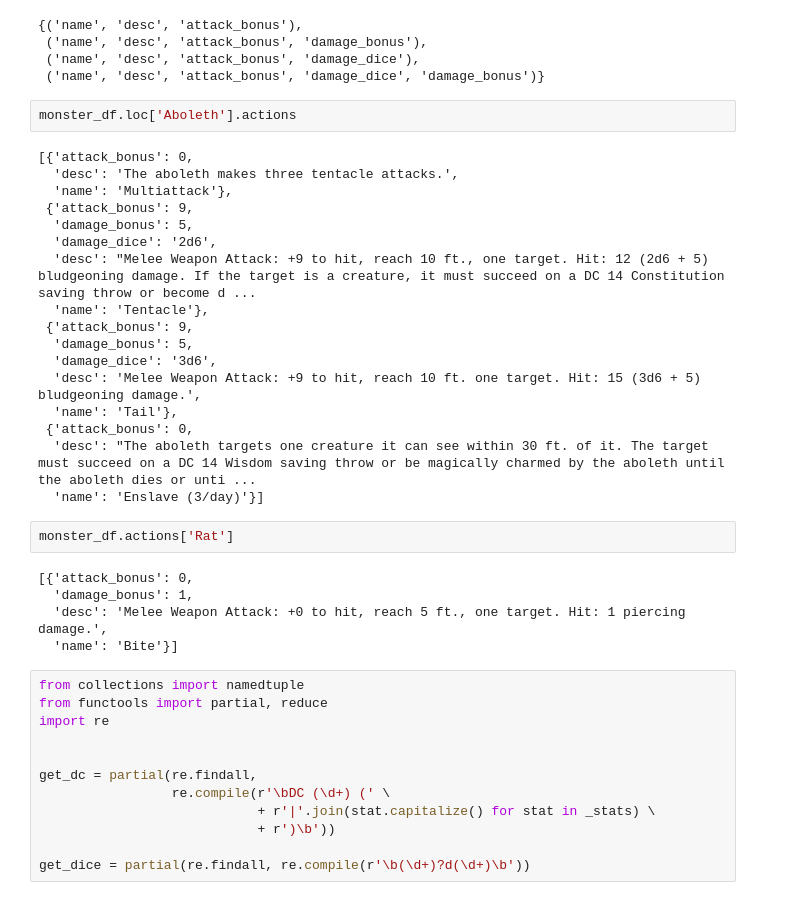
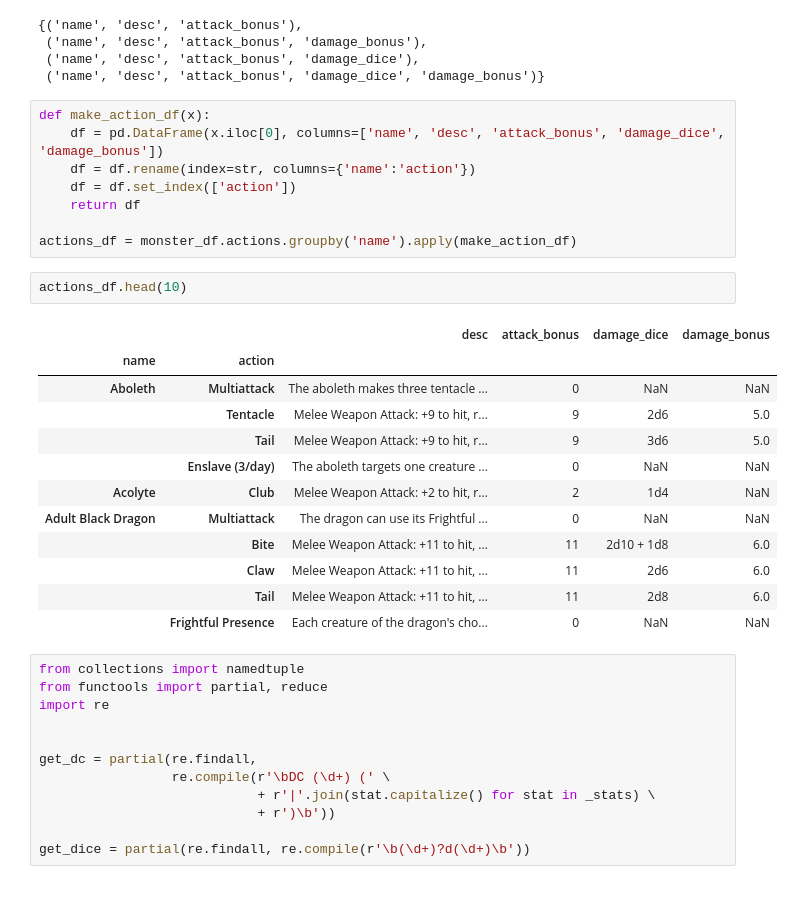
Before and after one commit to wisygig/cr, a Jupyter notebook: Feature extraction.ipynb, the cells around one changed output. Drawn from its saved outputs; the diff is of its cells as text.

```diff
--- a/Feature extraction.ipynb
+++ b/Feature extraction.ipynb
@@ -29,32 +29,29 @@ actions_keys
  ('name', 'desc', 'attack_bonus', 'damage_bonus'),
  ('name', 'desc', 'attack_bonus', 'damage_dice'),
  ('name', 'desc', 'attack_bonus', 'damage_dice', 'damage_bonus')}
-# %%
-monster_df.loc['Aboleth'].actions
-# %% [output]
-[{'attack_bonus': 0,
-  'desc': 'The aboleth makes three tentacle attacks.',
-  'name': 'Multiattack'},
- {'attack_bonus': 9,
-  'damage_bonus': 5,
-  'damage_dice': '2d6',
-  'desc': "Melee Weapon Attack: +9 to hit, reach 10 ft., one target. Hit: 12 (2d6 + 5) bludgeoning damage. If the target is a creature, it must succeed on a DC 14 Constitution saving throw or become d ...
-  'name': 'Tentacle'},
- {'attack_bonus': 9,
-  'damage_bonus': 5,
-  'damage_dice': '3d6',
-  'desc': 'Melee Weapon Attack: +9 to hit, reach 10 ft. one target. Hit: 15 (3d6 + 5) bludgeoning damage.',
-  'name': 'Tail'},
- {'attack_bonus': 0,
-  'desc': "The aboleth targets one creature it can see within 30 ft. of it. The target must succeed on a DC 14 Wisdom saving throw or be magically charmed by the aboleth until the aboleth dies or unti ...
-  'name': 'Enslave (3/day)'}]
-# %%
-monster_df.actions['Rat']
-# %% [output]
-[{'attack_bonus': 0,
-  'damage_bonus': 1,
-  'desc': 'Melee Weapon Attack: +0 to hit, reach 5 ft., one target. Hit: 1 piercing damage.',
-  'name': 'Bite'}]
+# %%
+def make_action_df(x):
+    df = pd.DataFrame(x.iloc[0], columns=['name', 'desc', 'attack_bonus', 'damage_dice', 'damage_bonus'])
+    df = df.rename(index=str, columns={'name':'action'})
+    df = df.set_index(['action'])
+    return df
+
+actions_df = monster_df.actions.groupby('name').apply(make_action_df)
+# %%
+actions_df.head(10)
+# %% [output]
+|  |  | desc | attack_bonus | damage_dice | damage_bonus |
+| name | action |  |  |  |  |
+| Aboleth | Multiattack | The aboleth makes three tentacle ... | 0 | NaN | NaN |
+|  | Tentacle | Melee Weapon Attack: +9 to hit, r... | 9 | 2d6 | 5.0 |
+|  | Tail | Melee Weapon Attack: +9 to hit, r... | 9 | 3d6 | 5.0 |
+|  | Enslave (3/day) | The aboleth targets one creature ... | 0 | NaN | NaN |
+| Acolyte | Club | Melee Weapon Attack: +2 to hit, r... | 2 | 1d4 | NaN |
+| Adult Black Dragon | Multiattack | The dragon can use its Frightful ... | 0 | NaN | NaN |
+|  | Bite | Melee Weapon Attack: +11 to hit, ... | 11 | 2d10 + 1d8 | 6.0 |
+|  | Claw | Melee Weapon Attack: +11 to hit, ... | 11 | 2d6 | 6.0 |
+|  | Tail | Melee Weapon Attack: +11 to hit, ... | 11 | 2d8 | 6.0 |
+|  | Frightful Presence | Each creature of the dragon's cho... | 0 | NaN | NaN |
 # %%
 from collections import namedtuple
 from functools import partial, reduce
```
Also changed, not shown: 1 other file.
